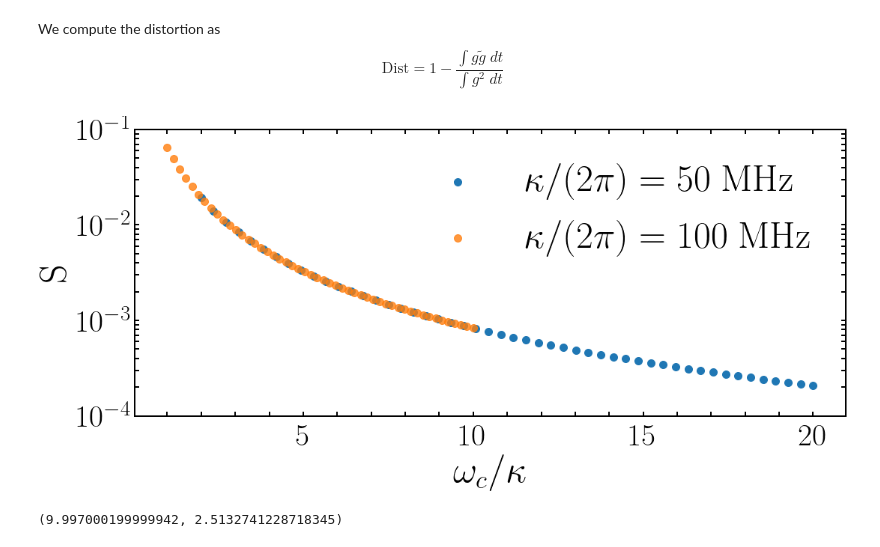
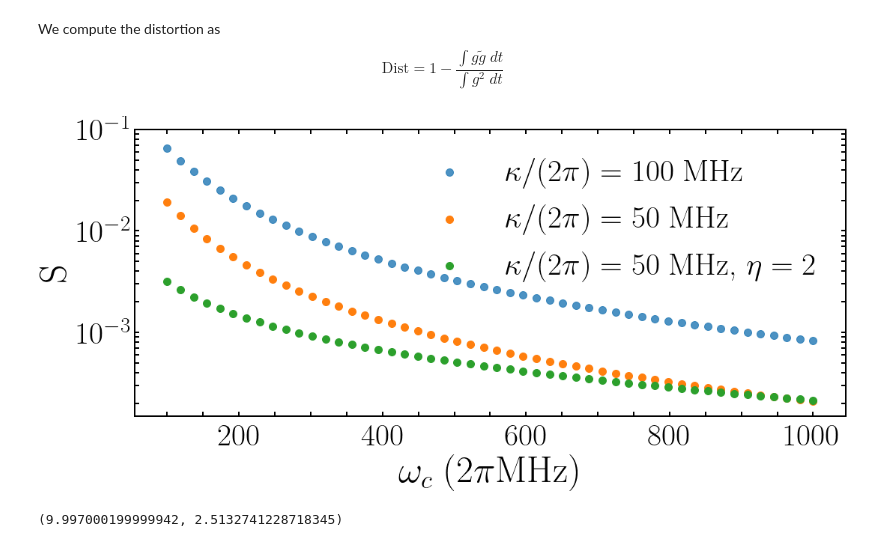
Before and after one commit to Gphysics-fpf/2022_state_transfer, a Jupyter notebook: Codes/00 State transfer simulations.ipynb, the cells around one changed output. Saved outputs shown, nothing was run; the diff lists cells and outputs as text; code cells hidden in the pictures.

```diff
--- a/Codes/00 State transfer simulations.ipynb
+++ b/Codes/00 State transfer simulations.ipynb
@@ -300,6 +300,13 @@ def gt(t, σ):
     γ4 = 2*f/(1 + f*f)
 
     return σ*γ4
+
+def gt1(t, σ, κ):
+    if σ == 0.5*κ:
+        return σ / np.cosh(σ*t)
+    th = np.tanh(t*σ)
+    ex = np.exp(-2*t*σ)
+    return (κ - 2*σ*th)/np.sqrt(2*(κ*(1+ex)-2*σ)/σ)
 # %%
 fig, (ax) = plt.subplots(nrows=1, ncols=1, figsize=(9,5), sharey = True, constrained_layout=True)
 
@@ -321,10 +328,10 @@ plt.show()
 # %%
-def Compute_distortion(κ = 2*π*100*1e-3, tmax= 500, Npoints = 1000, ω_c = 400*1e-3, norm = 'ortho'):
+def Compute_distortion(κ = 2*π*100*1e-3, tmax= 500, Npoints = 1000, ω_c = 400*1e-3, norm = 'ortho', σ = 1 ):
 
     t = np.linspace(-np.int(tmax/2), np.int(tmax/2), Npoints)
-    σ = κ/2
+    # σ = κ/2
 
-    control = gt(t, σ)
+    control = gt1(t, σ*κ/2, κ)
 
     ''' Computes the Fourier transform of the control '''
     Transform = Fourier.fft(control, norm = norm)  # We choose to normalize it
@@ -367,35 +377,39 @@ np.max(Compute_distortion(κ=κ,Npoints=Npoints)[2])
 We compute the distortion as $$ \text{Dist} = 1 - \frac{\int g \tilde{g} \; dt}{\int g^2  \; dt} $$
 # %%
 all_cutoff_freqs = np.linspace(100, 1000, 50)*1e-3
+Distortion_50_eta_2 = [Compute_distortion(κ = 2*π*50*1e-3, tmax= 500, Npoints=10000, ω_c = ω_c, σ = 0.5 )[-1] for ω_c in all_cutoff_freqs]
 Distortion_50 = [Compute_distortion(κ = 2*π*50*1e-3, tmax= 500, Npoints=10000, ω_c = ω_c)[-1] for ω_c in all_cutoff_freqs]
 Distortion_100 = [Compute_distortion(κ = 2*π*100*1e-3, tmax= 500, Npoints=10000, ω_c = ω_c)[-1] for ω_c in all_cutoff_freqs]
 # %%
 fig, (ax) = plt.subplots(nrows=1, ncols=1, figsize=(15,7), sharey = True, constrained_layout=True)
 plt.rcParams.update({'font.size': 50})
 plt.rcParams['axes.linewidth'] = 2
 
-ax.scatter(all_cutoff_freqs*1e3/50, Distortion_50, s=100, label = '$\kappa/(2\pi) =  50 \; $MHz')
-ax.scatter(all_cutoff_freqs*1e3/100, Distortion_100, s=100,alpha = 0.8, label = '$\kappa/(2\pi) =  100 \; $MHz')
+ax.scatter(all_cutoff_freqs*1e3, Distortion_100, s=100,alpha = 0.8, label = '$\kappa/(2\pi) =  100 \; $MHz')
+ax.scatter(all_cutoff_freqs*1e3, Distortion_50, s=100, label = '$\kappa/(2\pi) =  50 \; $MHz')
+ax.scatter(all_cutoff_freqs*1e3, Distortion_50_eta_2, s=100, label = '$\kappa/(2\pi) =  50 \; $MHz, $\\eta = 2$')
 
 ax.set_ylabel('S')
-ax.set_xlabel('$$ \\omega_c /\\kappa$$')
-ax.legend()
-ax.set_ylim(1e-4, 1e-1)
+ax.set_xlabel('$$ \\omega_c \; (2\pi\\text{MHz)} $$ ')
+# ax.set_xlabel('$$ \\omega_c / \\kappa $$ ')
+
+ax.legend(fontsize = 'small')
+ax.set_ylim(1.5e-4, 1e-1)
 
 # ax.xaxis.set_tick_params(labelsize=37)
 ax.yaxis.set_tick_params(labelsize=37)
 ax.yaxis.set_tick_params(labelsize=37)
 ax.tick_params(labelcolor='black', labelsize='small', width=2, length =6)
 ax.tick_params(which='minor', color='black',  width=2, length=6)
 ax.xaxis.set_tick_params(pad=10)
 ax.tick_params(labelcolor='black', labelsize='small', width=2, length =6)
 ax.semilogy()
 
 plt.show()
 fig.savefig('../Figures/fig7.svg')
 fig.savefig('../Figures/fig7.pdf')
 # %% [output]
-[figure, old version]
+[figure, new version]
 # %%
 np.max(Compute_distortion(κ = 2*π*100*1e-3, Npoints=10000)[2]), 2*π*400*1e-3
 # %% [output]
```
Also changed, not shown: parts of 2 cells of this notebook.
